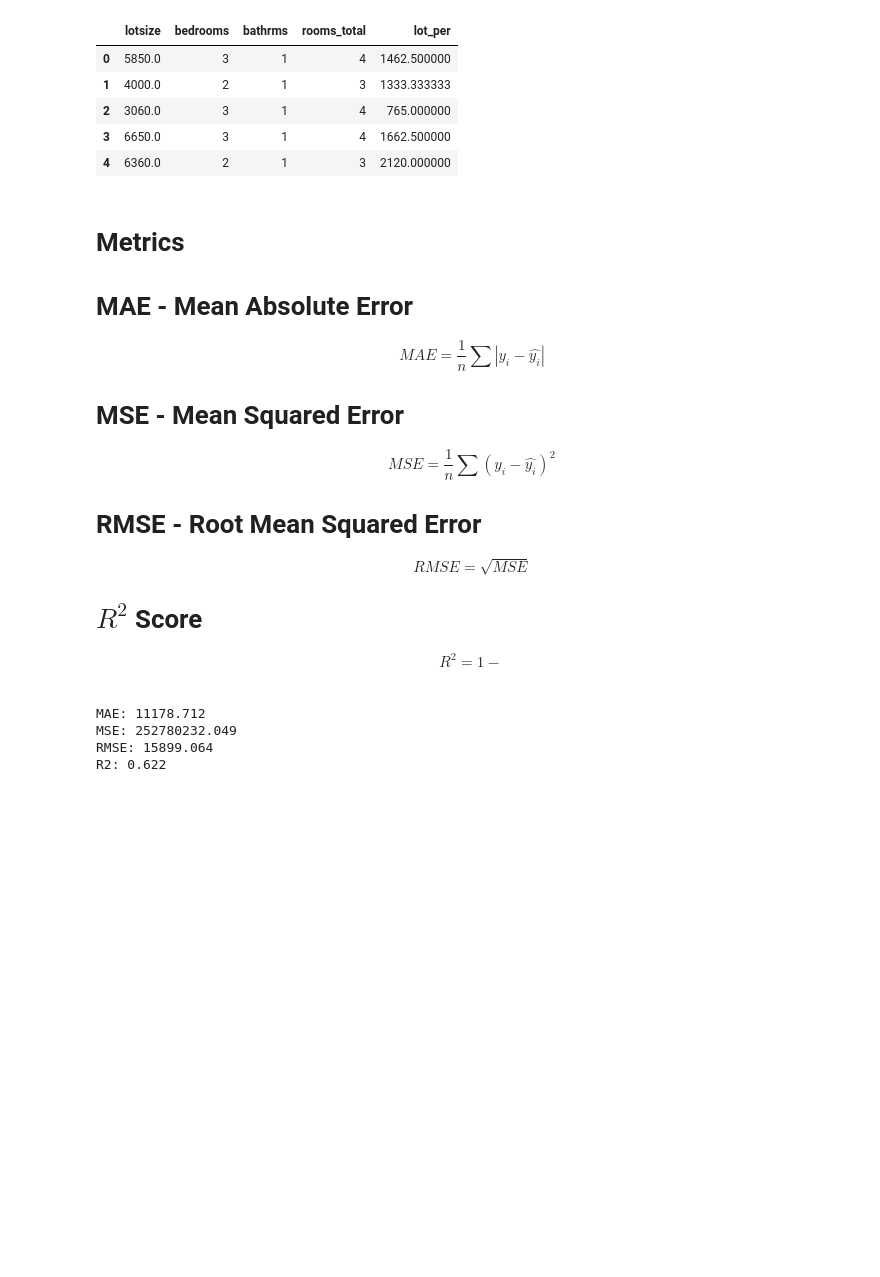
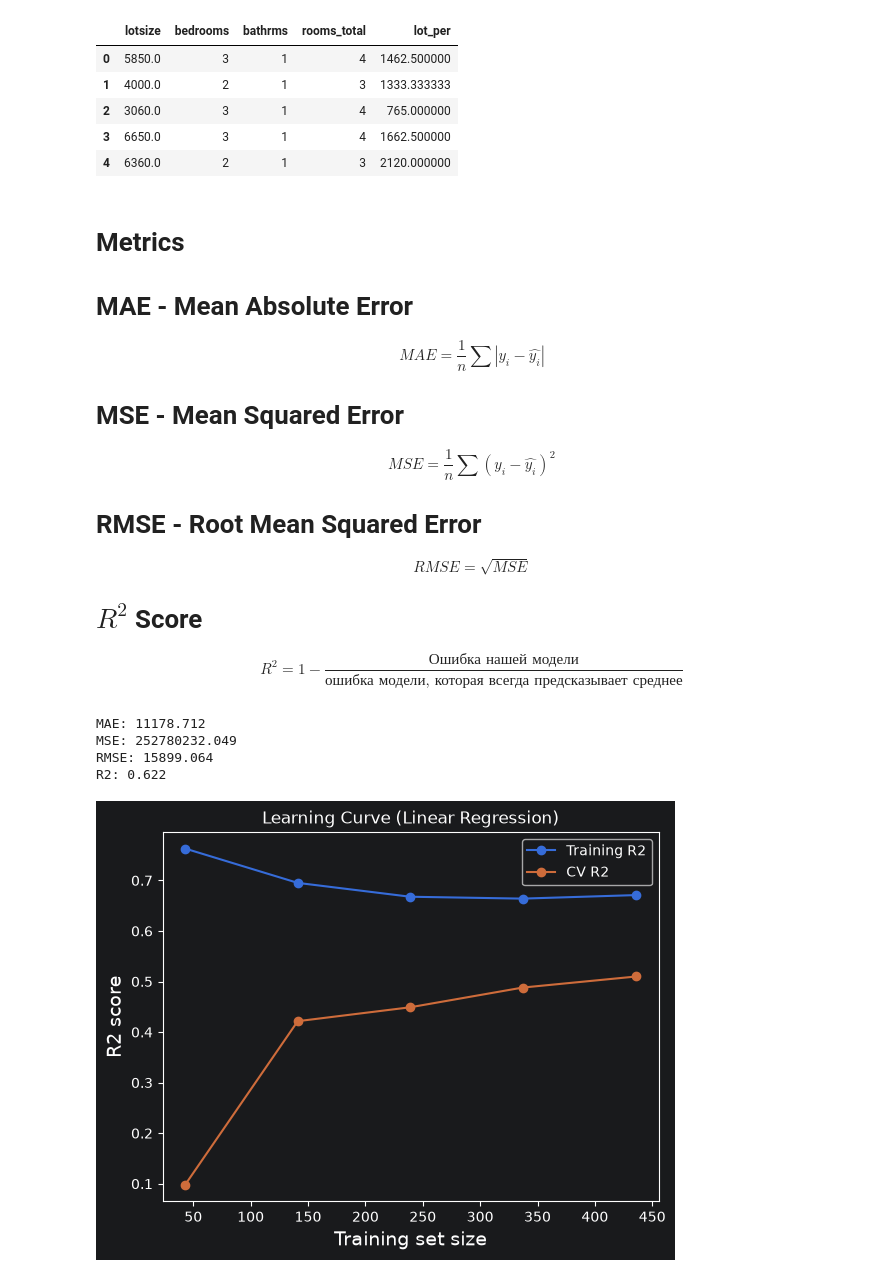
Before and after one commit to Zamanof/AI-Applications-Using-Python-FSDE_Oct_24_3_ru, a Jupyter notebook: AI 06/AI 06. House price regression.ipynb, the cells around one changed output. Cells and saved outputs as stored; diff of their text form; code cells hidden in the pictures; blank space fills up the shorter version.

```diff
--- a/AI 06/AI 06. House price regression.ipynb
+++ b/AI 06/AI 06. House price regression.ipynb
@@ -328,7 +328,7 @@ numeric_transformer = Pipeline(
 categorical_transformer = Pipeline(
     steps=[
         ('imputer', SimpleImputer(strategy='most_frequent')),
-        ('onehot', OneHotEncoder())
+        ('onehot', OneHotEncoder(handle_unknown='ignore'))
     ]
 )
 
@@ -365,7 +365,7 @@ RMSE = \sqrt{MSE}
 $$
 # $R^2$ Score
 $$
-R^2 = 1 - \frac{\text{}}{\text{}}
+R^2 = 1 - \frac{\text{Ошибка нашей модели}}{\text{ошибка модели, которая всегда предсказывает среднее}}
 $$
 # %%
 # Metrics (MAE, MSE, RMSE, R2_Score)
@@ -385,3 +385,28 @@ MAE: 11178.712
 MSE: 252780232.049
 RMSE: 15899.064
 R2: 0.622
+# %%
+train_sizes, train_scores, test_scores = learning_curve(
+    linreg_model,
+    X,
+    y,
+    cv=5,
+    scoring='r2',
+    train_sizes=np.linspace(.1, 1.0, 5),
+    n_jobs=None,
+    shuffle=True,
+    random_state=42)
+
+train_mean = train_scores.mean(axis=1)
+test_mean = test_scores.mean(axis=1)
+
+plt.figure()
+plt.plot(train_sizes, train_mean, label='Training R2', marker='o')
+plt.plot(train_sizes, test_mean, 'o-', label='CV R2', )
+plt.title('Learning Curve (Linear Regression)')
+plt.ylabel('R2 score', fontsize=14)
+plt.xlabel('Training set size', fontsize=14)
+plt.legend(loc='best')
+plt.show()
+# %% [output]
+[figure, added]
```
Also changed, not shown: parts of 1 cell of this notebook.
